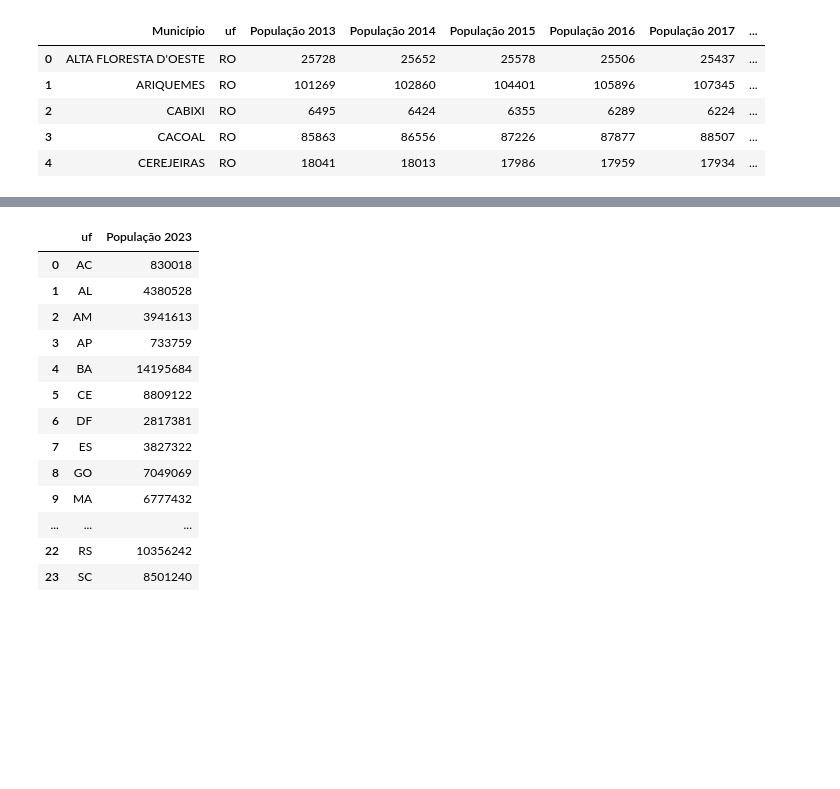
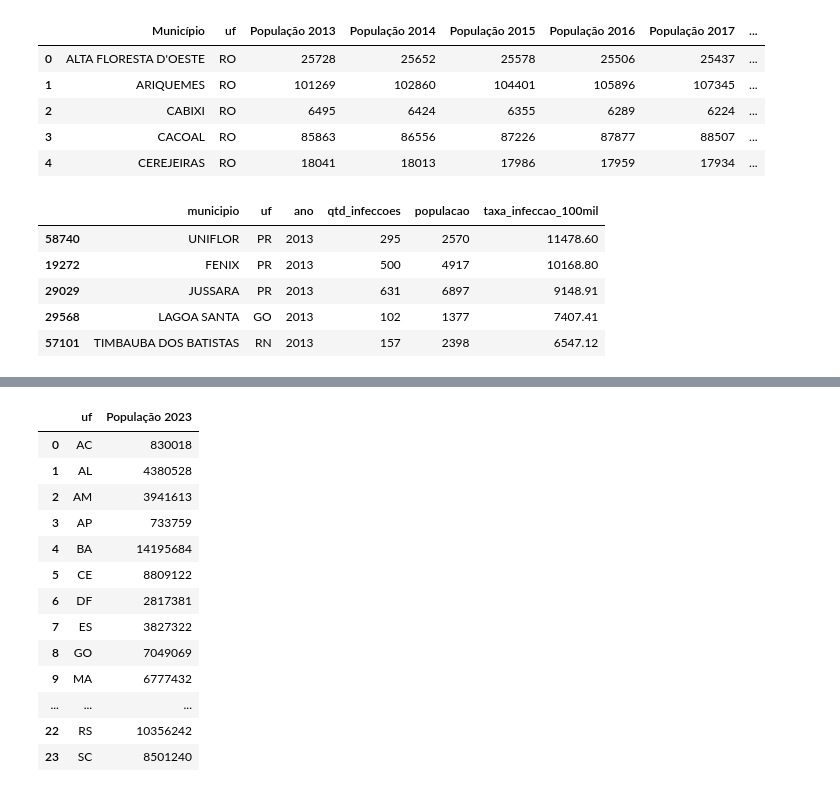
Before and after one commit to tauapatrick1989-rgb/Analise_de_Dados_Estudo, a Jupyter notebook: Fase 1/Análise de dados e storytelling/Análise de dados e storytelling_Notebooks+Documentos/Aula 4/Notebook Final/aula 4 - Criando Storytelling com Dados.ipynb, the cells around one changed output, grey strips where cells are left out. Cells and saved outputs as stored; diff of their text form; code cells hidden in the pictures; blank space fills up the shorter version.

```diff
--- a/Fase 1/Análise de dados e storytelling/Análise de dados e storytelling_Notebooks+Documentos/Aula 4/Notebook Final/aula 4 - Criando Storytelling com Dados.ipynb
+++ b/Fase 1/Análise de dados e storytelling/Análise de dados e storytelling_Notebooks+Documentos/Aula 4/Notebook Final/aula 4 - Criando Storytelling com Dados.ipynb
@@ -423,3 +453,48 @@ df_populacao_2013_2023.head()
 | 4 | CEREJEIRAS | RO | 18041 | 18013 | 17986 | 17959 | 17934 | ... |
 # %%
 df_populacao_2013_2023.rename(columns={"Município": "municipio"}, inplace=True)
+# %%
+# Taxa de infecção por município e ano
+
+# Garantir que as colunas-chave estejam padronizadas
+df_dengue["ano"] = pd.to_datetime(df_dengue["data_infeccoes"]).dt.year
+df_populacao_2013_2023.rename(columns={"Município": "municipio"}, inplace=True)
+
+# Consolidar os casos por município, UF e ano
+casos_municipio_ano = (
+    df_dengue
+    .groupby(["municipio", "uf", "ano"], as_index=False)["qtd_infeccoes"]
+    .sum()
+)
+
+# Transformar a população de colunas anuais para linhas
+populacao_municipio_ano = df_populacao_2013_2023.melt(
+    id_vars=["municipio", "uf"],
+    var_name="ano",
+    value_name="populacao"
+)
+populacao_municipio_ano["ano"] = (
+    populacao_municipio_ano["ano"].str.extract(r"(\d{4})")[0].astype(int)
+)
+
+# Unir casos e população e calcular a taxa por 100 mil habitantes
+taxa_municipio_ano = casos_municipio_ano.merge(
+    populacao_municipio_ano,
+    on=["municipio", "uf", "ano"],
+    how="left",
+    validate="many_to_one"
+)
+taxa_municipio_ano["taxa_infeccao_100mil"] = (
+    taxa_municipio_ano["qtd_infeccoes"] / taxa_municipio_ano["populacao"] * 100000
+).round(2)
+
+taxa_municipio_ano.sort_values(
+    ["ano", "taxa_infeccao_100mil"], ascending=[True, False]
+).head()
+# %% [output]
+|  | municipio | uf | ano | qtd_infeccoes | populacao | taxa_infeccao_100mil |
+| 58740 | UNIFLOR | PR | 2013 | 295 | 2570 | 11478.60 |
+| 19272 | FENIX | PR | 2013 | 500 | 4917 | 10168.80 |
+| 29029 | JUSSARA | PR | 2013 | 631 | 6897 | 9148.91 |
+| 29568 | LAGOA SANTA | GO | 2013 | 102 | 1377 | 7407.41 |
+| 57101 | TIMBAUBA DOS BATISTAS | RN | 2013 | 157 | 2398 | 6547.12 |
```
Also changed, not shown: parts of 6 cells of this notebook, 1 other file.
